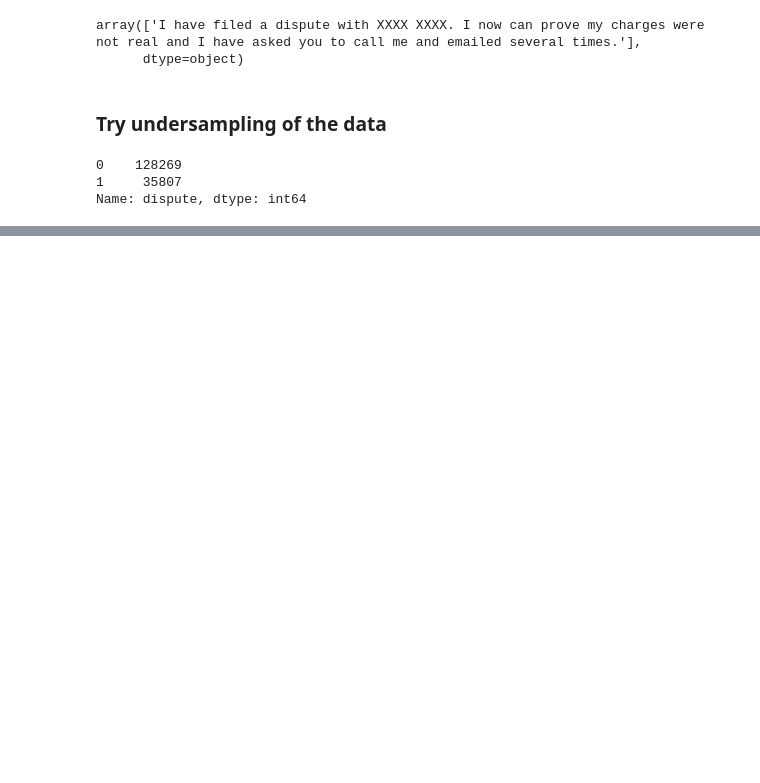
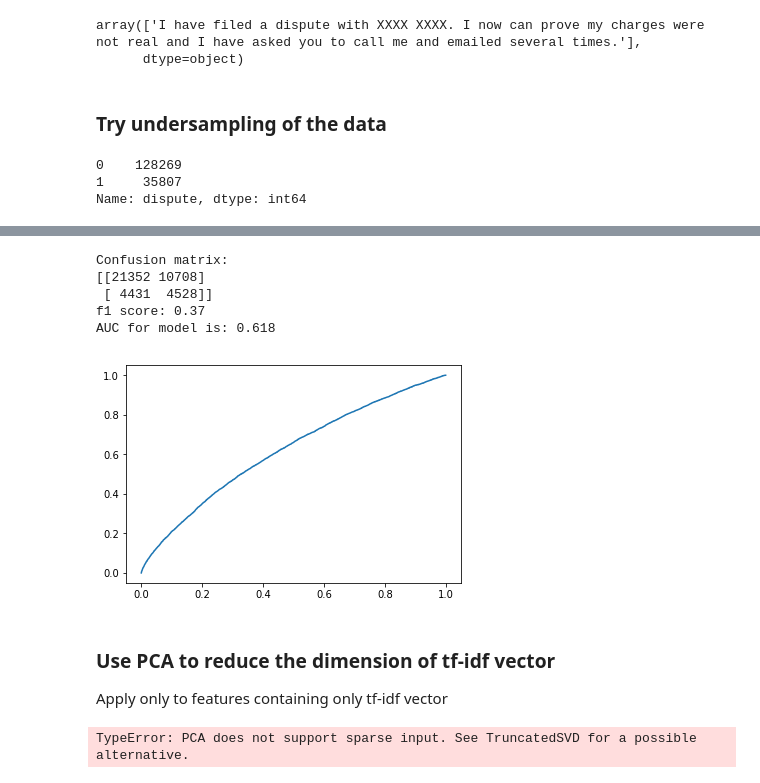
Before and after one commit to haolin-ds/ComplaintsAnalysis, a Jupyter notebook: Complaint_Classifier_V3.ipynb, the cells around one changed output, grey strips where cells are left out. Saved outputs shown, nothing was run; the diff lists cells and outputs as text; code cells hidden in the pictures; blank space fills up the shorter version.

```diff
--- a/Complaint_Classifier_V3.ipynb
+++ b/Complaint_Classifier_V3.ipynb
@@ -495,0 +544,24 @@ def undersampling(X_train, y_train):
+# %%
+lgreg = LogisticRegression(C=1, solver="lbfgs", max_iter=2000)
+lgreg.fit(X_trainval_res, y_trainval_res)
+is_rf = False
+model_evaluate(lgreg, X_test, y_test, is_rf)
+# %% [output]
+Confusion matrix:
+[[21352 10708]
+ [ 4431  4528]]
+f1 score: 0.37
+AUC for model is: 0.618
+[figure, added]
+# %% [markdown]
+### Use PCA to reduce the dimension of tf-idf vector
+Apply only to features containing only tf-idf vector
+# %%
+from sklearn.decomposition import PCA
+# Make an instance of the Model
+pca = PCA(.95)
+pca.fit(X_trainval_res)
+X_trainval_res_pca = pca.tranform(X_trainval_res)
+X_test_pca = pca.transform(X_test)
+# %% [output]
+TypeError: PCA does not support sparse input. See TruncatedSVD for a possible alternative.
```
Also changed, not shown: parts of 73 cells of this notebook, 7 other files.
